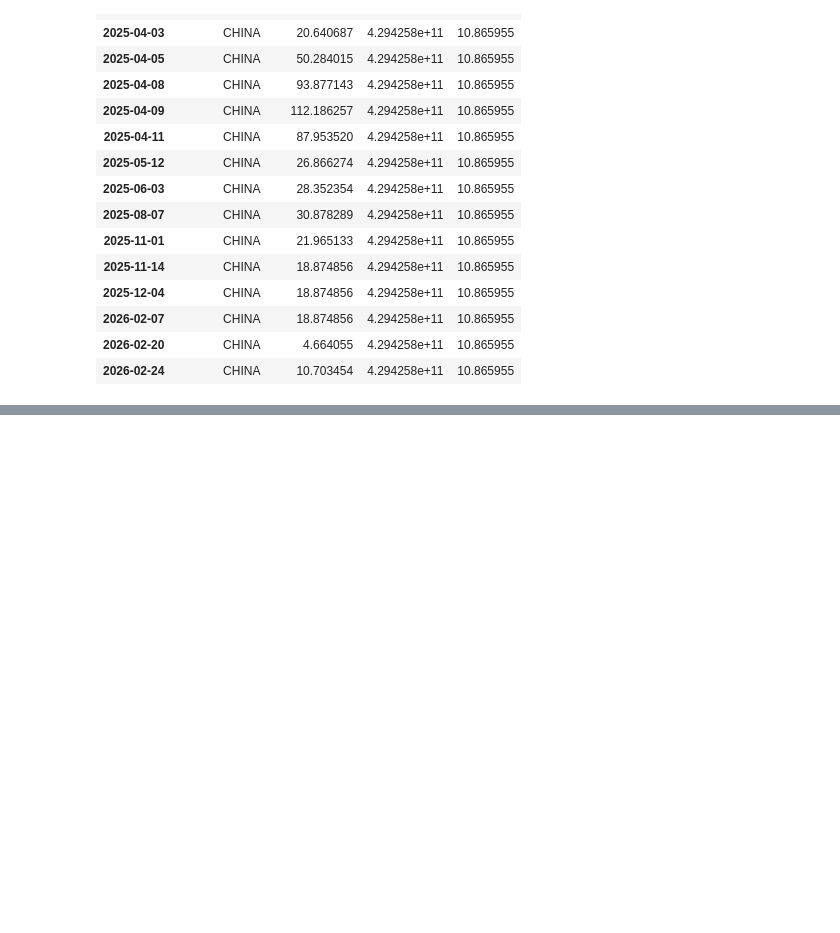
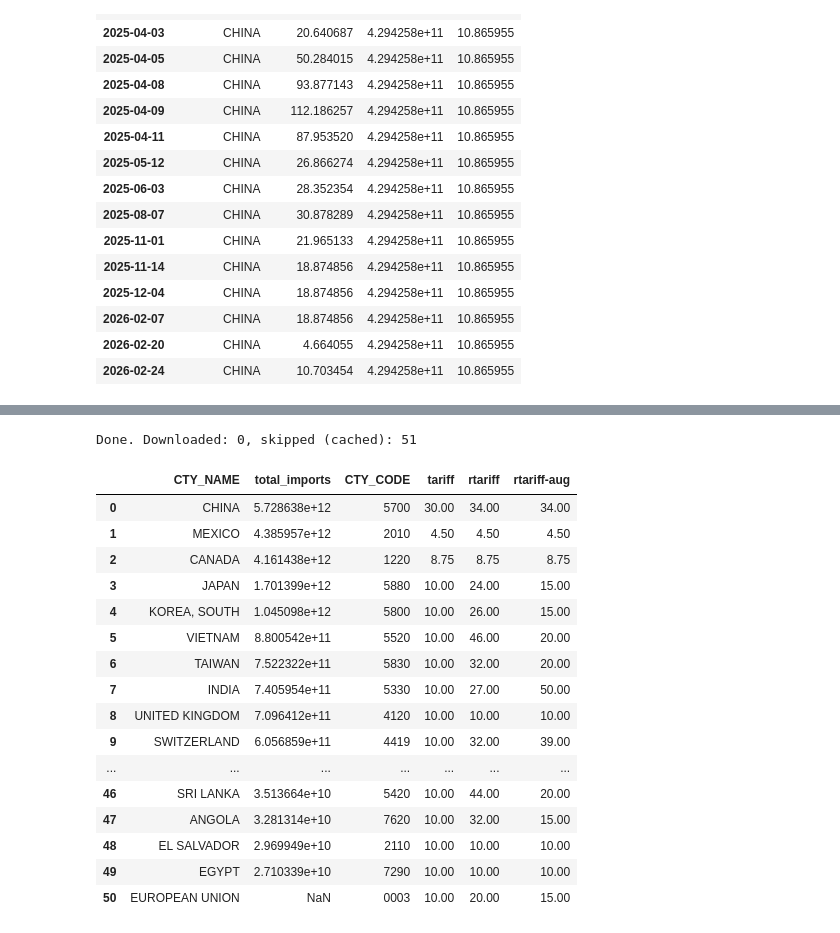
Before and after one commit to tradewartracker/trade-war-redux-2025, a Jupyter notebook: make-tariff-by-country-by-time.ipynb, the cells around one changed output, grey strips where cells are left out. Drawn from its saved outputs; the diff is of its cells as text; code cells hidden in the pictures; blank space fills up the shorter version.

```diff
--- a/make-tariff-by-country-by-time.ipynb
+++ b/make-tariff-by-country-by-time.ipynb
@@ -1145,0 +1046,45 @@ EUROPEAN UNION $597,473,236,377      $322,188,324,646          $54 $189,685,071,
+# %%
+# ── Download 2025 import data for revenue estimation ───────────────────────
+# Only needs to run once; results are cached as parquet files.
+# Skips countries that already have a cached file.
+
+import os
+
+data_dir = "./data"
+skipped = 0
+downloaded = 0
+
+for _, row in country_list.iterrows():
+    cty = row['CTY_CODE']
+    outfile = f"{data_dir}/2025-hs10-imports{cty}.parquet"
+    if os.path.exists(outfile):
+        skipped += 1
+        continue
+    print(f"Downloading {row.get('CTY_NAME', cty)}...")
+    df = download_imports(cty, year=2025)
+    pq.write_table(pa.Table.from_pandas(df), outfile)
+    downloaded += 1
+
+print(f"Done. Downloaded: {downloaded}, skipped (cached): {skipped}")
+# %% [output]
+Done. Downloaded: 0, skipped (cached): 51
+# %%
+country_list
+# %% [output]
+|  | CTY_NAME | total_imports | CTY_CODE | tariff | rtariff | rtariff-aug |
+| 0 | CHINA | 5.728638e+12 | 5700 | 30.00 | 34.00 | 34.00 |
+| 1 | MEXICO | 4.385957e+12 | 2010 | 4.50 | 4.50 | 4.50 |
+| 2 | CANADA | 4.161438e+12 | 1220 | 8.75 | 8.75 | 8.75 |
+| 3 | JAPAN | 1.701399e+12 | 5880 | 10.00 | 24.00 | 15.00 |
+| 4 | KOREA, SOUTH | 1.045098e+12 | 5800 | 10.00 | 26.00 | 15.00 |
+| 5 | VIETNAM | 8.800542e+11 | 5520 | 10.00 | 46.00 | 20.00 |
+| 6 | TAIWAN | 7.522322e+11 | 5830 | 10.00 | 32.00 | 20.00 |
+| 7 | INDIA | 7.405954e+11 | 5330 | 10.00 | 27.00 | 50.00 |
+| 8 | UNITED KINGDOM | 7.096412e+11 | 4120 | 10.00 | 10.00 | 10.00 |
+| 9 | SWITZERLAND | 6.056859e+11 | 4419 | 10.00 | 32.00 | 39.00 |
+| ... | ... | ... | ... | ... | ... | ... |
+| 46 | SRI LANKA | 3.513664e+10 | 5420 | 10.00 | 44.00 | 20.00 |
+| 47 | ANGOLA | 3.281314e+10 | 7620 | 10.00 | 32.00 | 15.00 |
+| 48 | EL SALVADOR | 2.969949e+10 | 2110 | 10.00 | 10.00 | 10.00 |
+| 49 | EGYPT | 2.710339e+10 | 7290 | 10.00 | 10.00 | 10.00 |
+| 50 | EUROPEAN UNION | NaN | 0003 | 10.00 | 20.00 | 15.00 |
```
Also changed, not shown: parts of 12 cells of this notebook, 4 other files.
